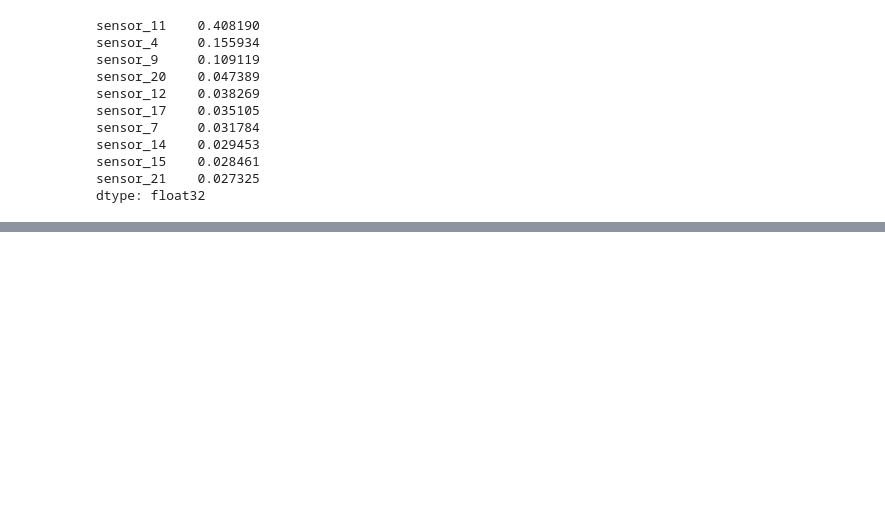
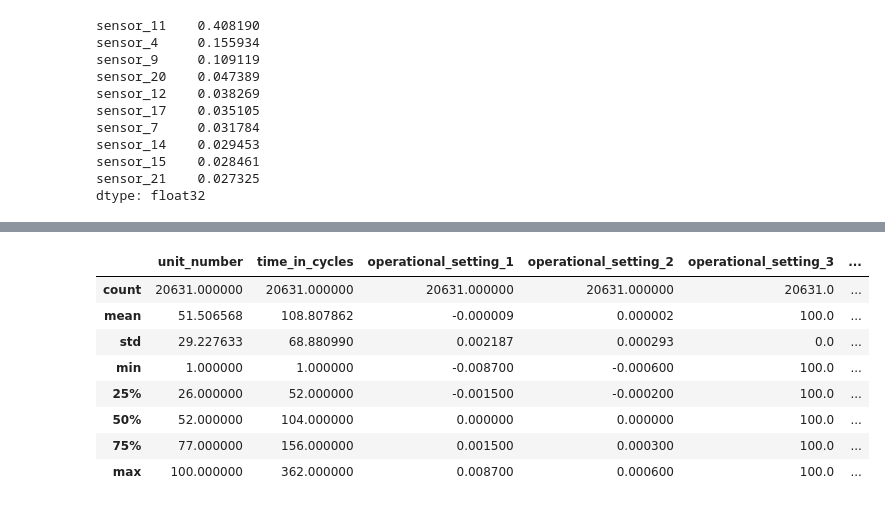
Before and after one commit to RithikDatascientist/works, a Jupyter notebook: learnings/RUL/FD001_RUL.ipynb, the cells around one changed output, grey strips where cells are left out. Cells and saved outputs as stored; diff of their text form; code cells hidden in the pictures; blank space fills up the shorter version.

```diff
--- a/learnings/RUL/FD001_RUL.ipynb
+++ b/learnings/RUL/FD001_RUL.ipynb
@@ -578,3 +578,42 @@ fig.update_layout(
 )
 
 fig.show()
+# %%
+# normalize per engine to remove engine-specific bias
+def normalize_per_engine(df, sensors):
+    df_norm = df.copy()
+    for sensor in sensors:
+        df_norm[sensor] = df.groupby("unit_number")[sensor].transform(
+            lambda x: (x - x.mean()) / x.std()
+        )
+    return df_norm
+
+
+def add_rolling_features(df, sensors, windows=[5, 10, 20]):
+    df_feat = df.copy()
+    for sensor in sensors:
+        for w in windows:
+            df_feat[f"{sensor}_mean_{w}"] = df.groupby("unit_number")[sensor].transform(
+                lambda x: x.rolling(w, min_periods=1).mean()
+            )
+            df_feat[f"{sensor}_std_{w}"] = df.groupby("unit_number")[sensor].transform(
+                lambda x: x.rolling(w, min_periods=1).std()
+            )
+    return df_feat
+
+def add_diff_features(df, sensors):
+    df_feat = df.copy()
+    for sensor in sensors:
+        df_feat[f"{sensor}_diff"] = df.groupby("unit_number")[sensor].diff().fillna(0)
+    return df_feat
+# %%
+selected_sensors = ["sensor_11", "sensor_4", "sensor_9", "sensor_20",
+                    "sensor_12", "sensor_17", "sensor_7"]
+
+def feature_engineering_pipeline(df, sensors=selected_sensors):
+    df_proc = normalize_per_engine(df, sensors)
+    df_proc = add_rolling_features(df_proc, sensors)
+    df_proc = add_diff_features(df_proc, sensors)
+    return df_proc
+
+train_feat = feature_engineering_pipeline(train_fd001, selected_sensors)
@@ -580,0 +629,12 @@ fig.show()
+# %%
+train_feat.describe()
+# %% [output]
+|  | unit_number | time_in_cycles | operational_setting_1 | operational_setting_2 | operational_setting_3 | ... |
+| count | 20631.000000 | 20631.000000 | 20631.000000 | 20631.000000 | 20631.0 | ... |
+| mean | 51.506568 | 108.807862 | -0.000009 | 0.000002 | 100.0 | ... |
+| std | 29.227633 | 68.880990 | 0.002187 | 0.000293 | 0.0 | ... |
+| min | 1.000000 | 1.000000 | -0.008700 | -0.000600 | 100.0 | ... |
+| 25% | 26.000000 | 52.000000 | -0.001500 | -0.000200 | 100.0 | ... |
+| 50% | 52.000000 | 104.000000 | 0.000000 | 0.000000 | 100.0 | ... |
+| 75% | 77.000000 | 156.000000 | 0.001500 | 0.000300 | 100.0 | ... |
+| max | 100.000000 | 362.000000 | 0.008700 | 0.000600 | 100.0 | ... |
```
Also changed, not shown: parts of 11 cells of this notebook.
